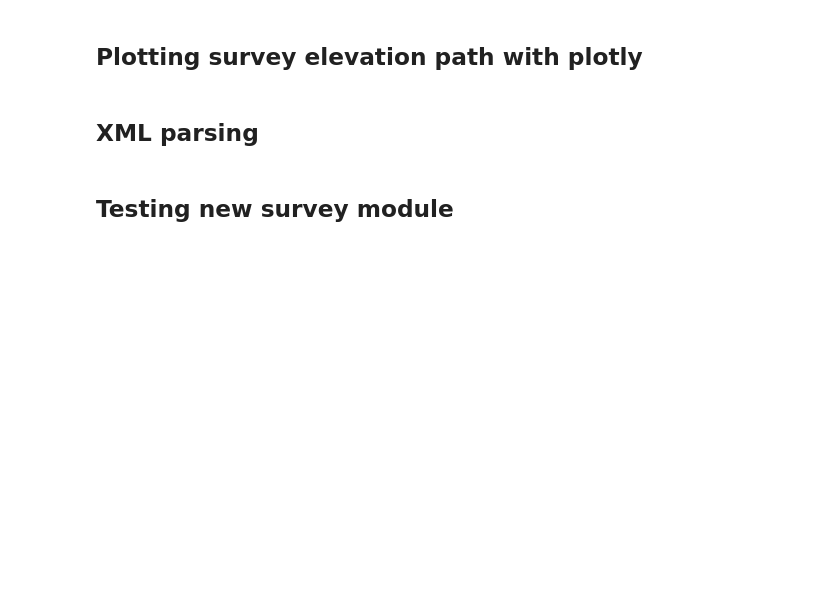
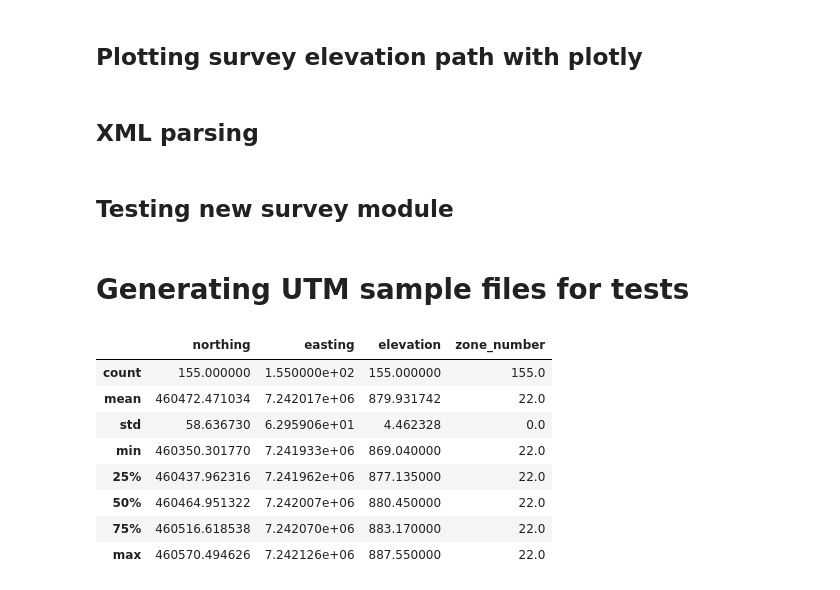
Before and after one commit to agu3rra/volpy, a Jupyter notebook: volpy/examples/Experiments.ipynb, the cells around one changed output. Drawn from its saved outputs; the diff is of its cells as text; code cells hidden in the pictures; blank space fills up the shorter version.

```diff
--- a/volpy/examples/Experiments.ipynb
+++ b/volpy/examples/Experiments.ipynb
@@ -156,3 +156,5 @@ survey = Survey(SOURCE, 'Ibema')
 survey
 # %%
 survey.data
+# %% [markdown]
+# Generating UTM sample files for tests
@@ -158,0 +163,16 @@ survey.data
+# %%
+source = '../sample_data/survey_ibema_faxinal_UTM.csv'
+# %%
+df = pd.read_csv(source)
+# %%
+df.describe()
+# %% [output]
+|  | northing | easting | elevation | zone_number |
+| count | 155.000000 | 1.550000e+02 | 155.000000 | 155.0 |
+| mean | 460472.471034 | 7.242017e+06 | 879.931742 | 22.0 |
+| std | 58.636730 | 6.295906e+01 | 4.462328 | 0.0 |
+| min | 460350.301770 | 7.241933e+06 | 869.040000 | 22.0 |
+| 25% | 460437.962316 | 7.241962e+06 | 877.135000 | 22.0 |
+| 50% | 460464.951322 | 7.242007e+06 | 880.450000 | 22.0 |
+| 75% | 460516.618538 | 7.242070e+06 | 883.170000 | 22.0 |
+| max | 460570.494626 | 7.242126e+06 | 887.550000 | 22.0 |
```
Also changed, not shown: parts of 4 cells of this notebook, 17 other files.
